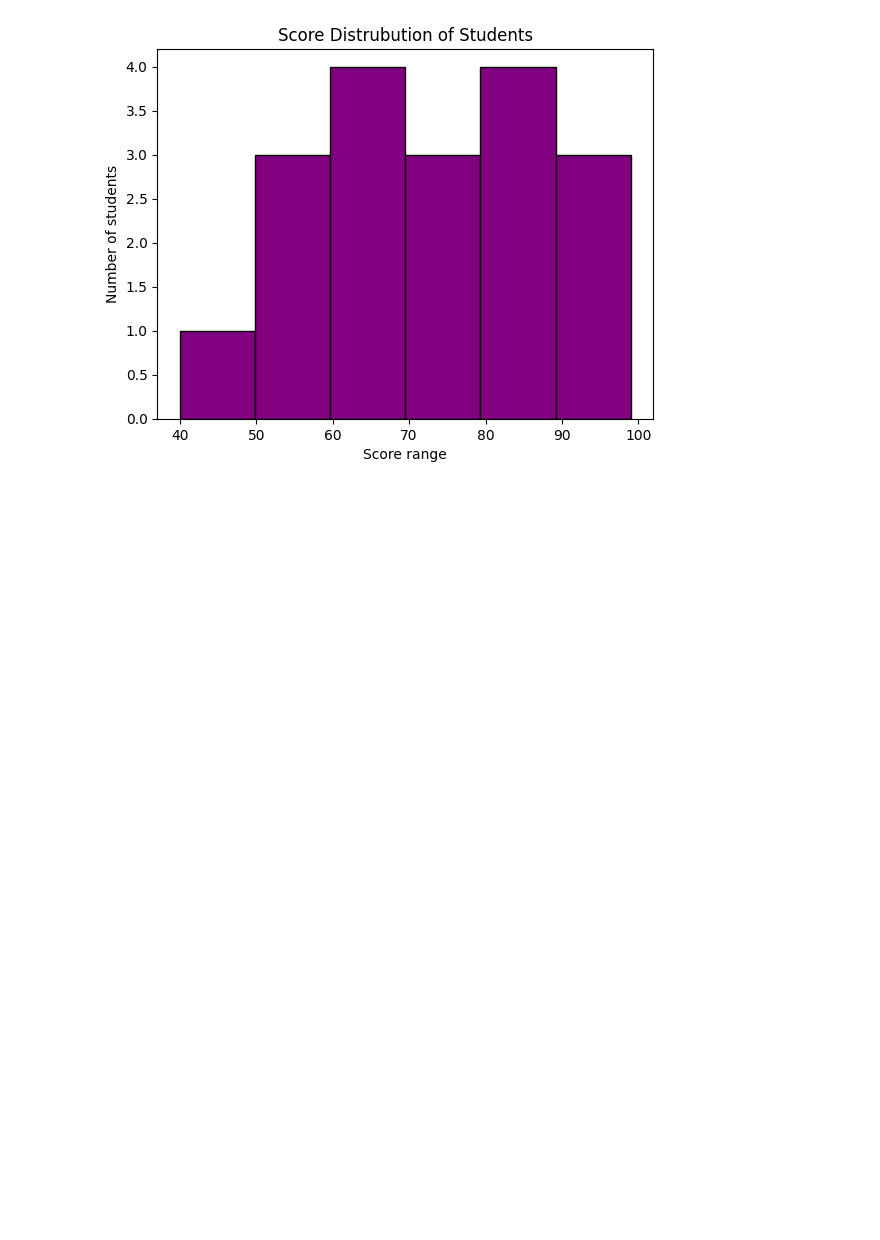
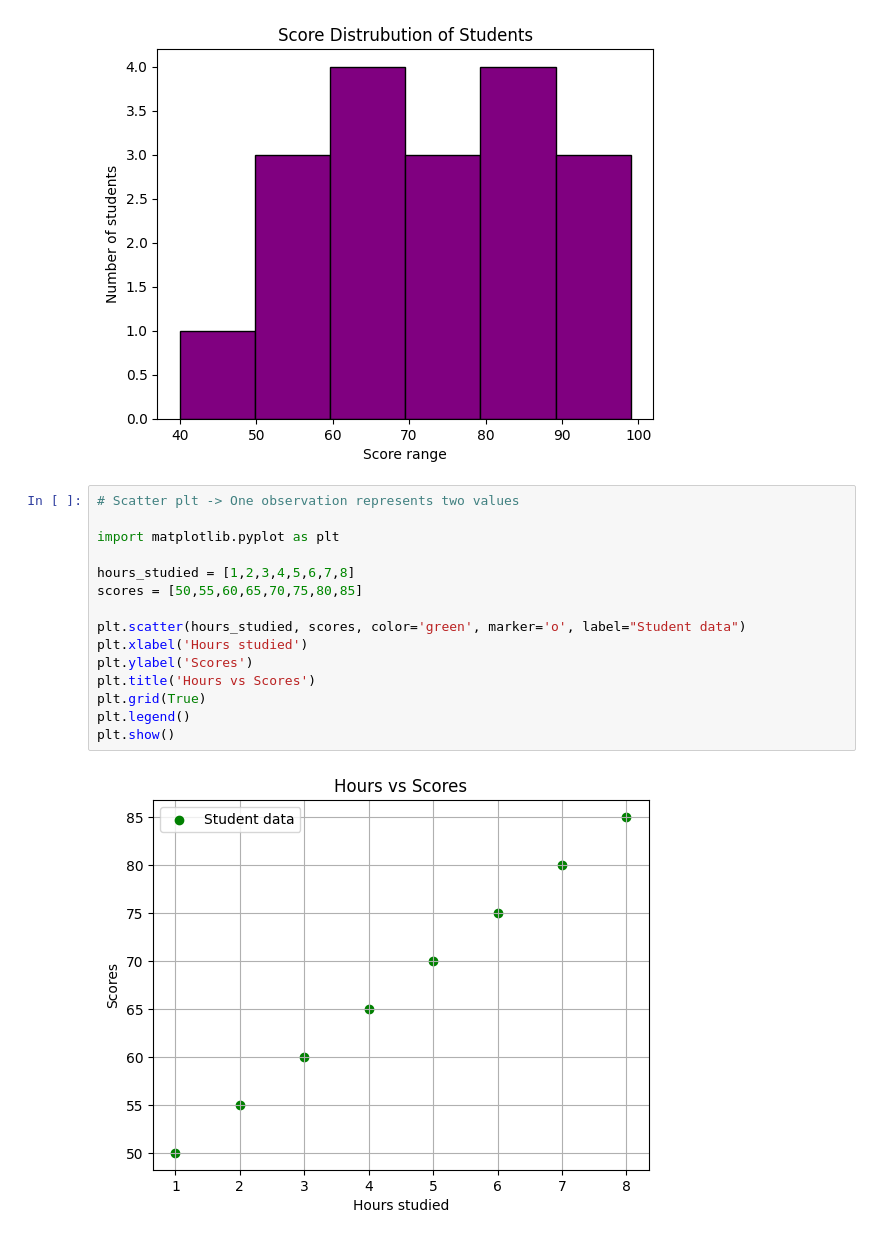
Before and after one commit to Vikram-0401/Python_Projects, a Jupyter notebook: Aiml.ipynb, the cells around one changed output. Drawn from its saved outputs; the diff is of its cells as text; blank space fills up the shorter version.

```diff
--- a/Aiml.ipynb
+++ b/Aiml.ipynb
@@ -1149,3 +1149,20 @@ plt.title('Score Distrubution of Students')
 plt.show()
 # %% [output]
 [figure]
+# %%
+# Scatter plt -> One observation represents two values
+
+import matplotlib.pyplot as plt
+
+hours_studied = [1,2,3,4,5,6,7,8]
+scores = [50,55,60,65,70,75,80,85]
+
+plt.scatter(hours_studied, scores, color='green', marker='o', label="Student data")
+plt.xlabel('Hours studied')
+plt.ylabel('Scores')
+plt.title('Hours vs Scores')
+plt.grid(True)
+plt.legend()
+plt.show()
+# %% [output]
+[figure, added]
```
Also changed, not shown: parts of 3 cells of this notebook.
